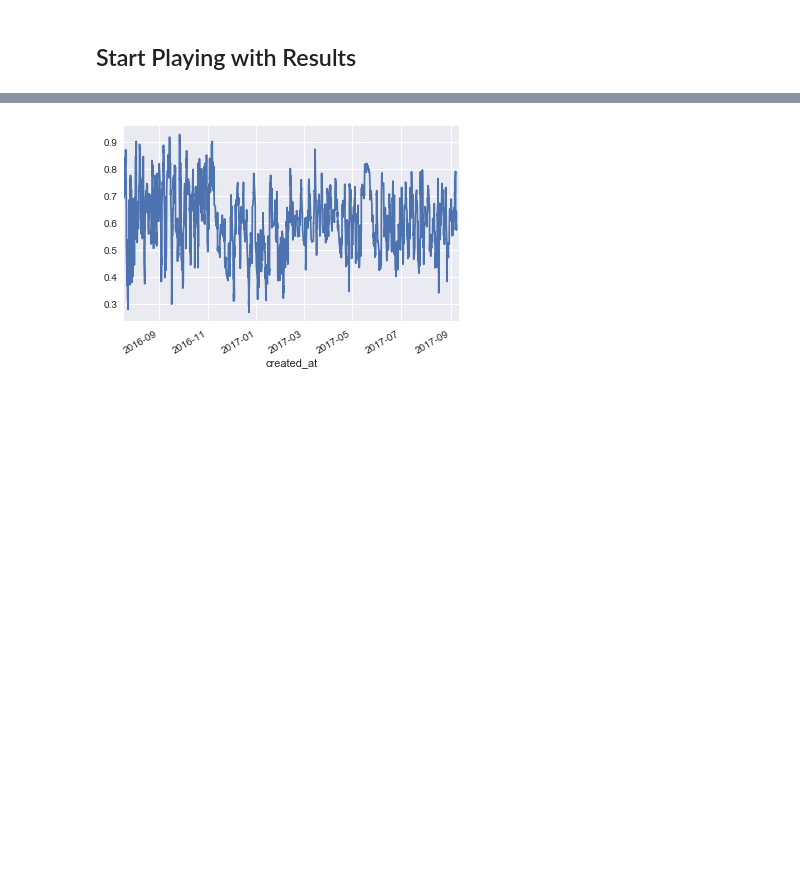
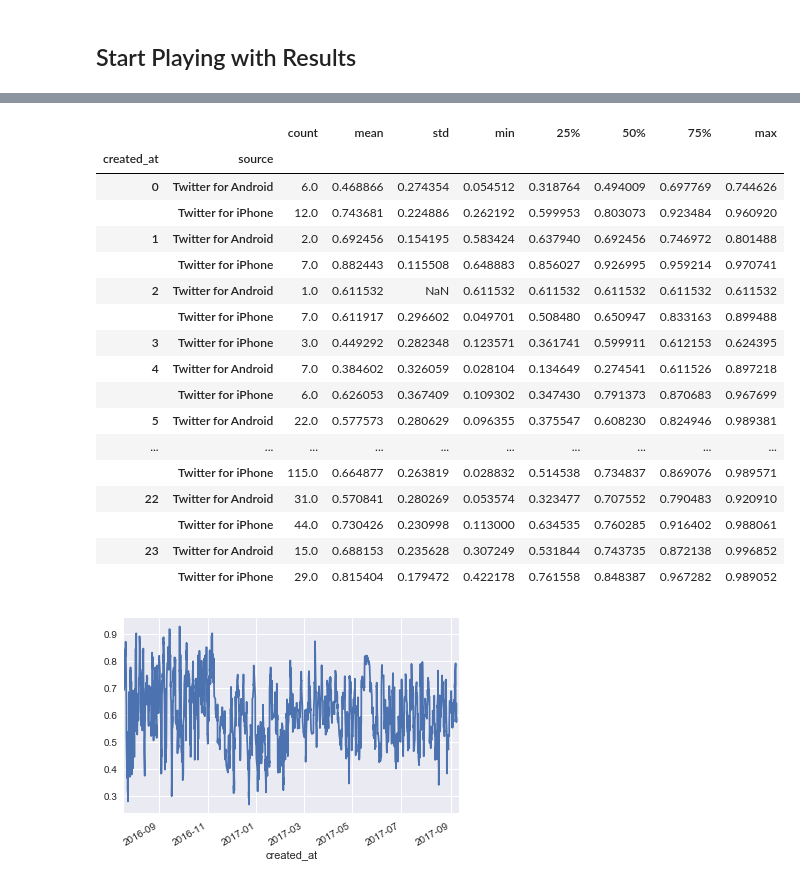
Before and after one commit to mmargenot/sensitivipy, a Jupyter notebook: sentiment.ipynb, the cells around one changed output, grey strips where cells are left out. Cells and saved outputs as stored; diff of their text form; code cells hidden in the pictures; blank space fills up the shorter version.

```diff
--- a/sentiment.ipynb
+++ b/sentiment.ipynb
@@ -381,3 +514,27 @@ X
+# %%
+Y = trump_tweets_phones.groupby(
+    [trump_tweets_phones.index.hour, trump_tweets_phones.source]
+).sentiment_prob.describe()
+Y
+# %% [output]
+|  |  | count | mean | std | min | 25% | 50% | 75% | max |
+| created_at | source |  |  |  |  |  |  |  |  |
+| 0 | Twitter for Android | 6.0 | 0.468866 | 0.274354 | 0.054512 | 0.318764 | 0.494009 | 0.697769 | 0.744626 |
+|  | Twitter for iPhone | 12.0 | 0.743681 | 0.224886 | 0.262192 | 0.599953 | 0.803073 | 0.923484 | 0.960920 |
+| 1 | Twitter for Android | 2.0 | 0.692456 | 0.154195 | 0.583424 | 0.637940 | 0.692456 | 0.746972 | 0.801488 |
+|  | Twitter for iPhone | 7.0 | 0.882443 | 0.115508 | 0.648883 | 0.856027 | 0.926995 | 0.959214 | 0.970741 |
+| 2 | Twitter for Android | 1.0 | 0.611532 | NaN | 0.611532 | 0.611532 | 0.611532 | 0.611532 | 0.611532 |
+|  | Twitter for iPhone | 7.0 | 0.611917 | 0.296602 | 0.049701 | 0.508480 | 0.650947 | 0.833163 | 0.899488 |
+| 3 | Twitter for iPhone | 3.0 | 0.449292 | 0.282348 | 0.123571 | 0.361741 | 0.599911 | 0.612153 | 0.624395 |
+| 4 | Twitter for Android | 7.0 | 0.384602 | 0.326059 | 0.028104 | 0.134649 | 0.274541 | 0.611526 | 0.897218 |
+|  | Twitter for iPhone | 6.0 | 0.626053 | 0.367409 | 0.109302 | 0.347430 | 0.791373 | 0.870683 | 0.967699 |
+| 5 | Twitter for Android | 22.0 | 0.577573 | 0.280629 | 0.096355 | 0.375547 | 0.608230 | 0.824946 | 0.989381 |
+| ... | ... | ... | ... | ... | ... | ... | ... | ... | ... |
+|  | Twitter for iPhone | 115.0 | 0.664877 | 0.263819 | 0.028832 | 0.514538 | 0.734837 | 0.869076 | 0.989571 |
+| 22 | Twitter for Android | 31.0 | 0.570841 | 0.280269 | 0.053574 | 0.323477 | 0.707552 | 0.790483 | 0.920910 |
+|  | Twitter for iPhone | 44.0 | 0.730426 | 0.230998 | 0.113000 | 0.634535 | 0.760285 | 0.916402 | 0.988061 |
+| 23 | Twitter for Android | 15.0 | 0.688153 | 0.235628 | 0.307249 | 0.531844 | 0.743735 | 0.872138 | 0.996852 |
+|  | Twitter for iPhone | 29.0 | 0.815404 | 0.179472 | 0.422178 | 0.761558 | 0.848387 | 0.967282 | 0.989052 |
 # %%
 (trump_tweets.sentiment_prob.rolling(10).mean()).plot();
 # %% [output]
```
Also changed, not shown: parts of 34 cells of this notebook.
